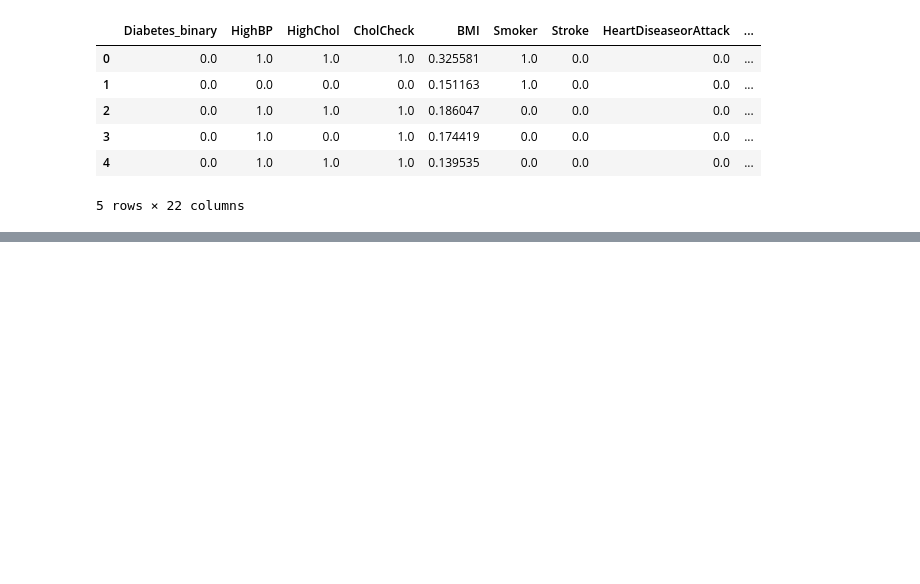
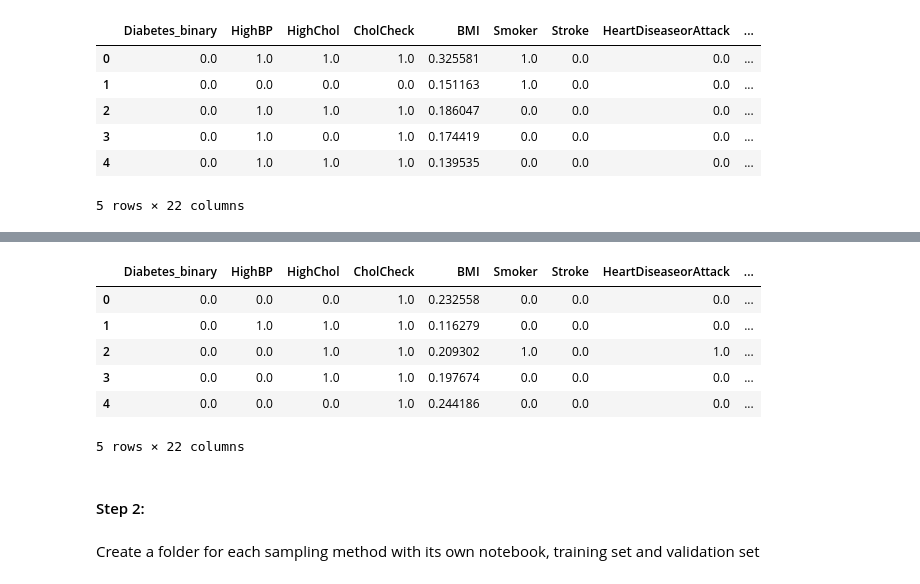
Before and after one commit to einavrobyncohen/ML-92, a Jupyter notebook: data_preprocessing.ipynb, the cells around one changed output, grey strips where cells are left out. Drawn from its saved outputs; the diff is of its cells as text; code cells hidden in the pictures; blank space fills up the shorter version.

Commit message:
training, validation, test splits

```diff
--- a/data_preprocessing.ipynb
+++ b/data_preprocessing.ipynb
@@ -184,0 +218,15 @@ diabetes_processed.head(5)
+# %%
+training = pd.read_csv('test.csv')
+training.head(5)
+# %% [output]
+|  | Diabetes_binary | HighBP | HighChol | CholCheck | BMI | Smoker | Stroke | HeartDiseaseorAttack | ... |
+| 0 | 0.0 | 0.0 | 0.0 | 1.0 | 0.232558 | 0.0 | 0.0 | 0.0 | ... |
+| 1 | 0.0 | 1.0 | 1.0 | 1.0 | 0.116279 | 0.0 | 0.0 | 0.0 | ... |
+| 2 | 0.0 | 0.0 | 1.0 | 1.0 | 0.209302 | 1.0 | 0.0 | 1.0 | ... |
+| 3 | 0.0 | 0.0 | 1.0 | 1.0 | 0.197674 | 0.0 | 0.0 | 0.0 | ... |
+| 4 | 0.0 | 0.0 | 0.0 | 1.0 | 0.244186 | 0.0 | 0.0 | 0.0 | ... |
+5 rows × 22 columns
+# %% [markdown]
+<h4>Step 2: </h4>
+# %% [markdown]
+<p>Create a folder for each sampling method with its own notebook, training set and validation set </p>
```
Also changed, not shown: parts of 11 cells of this notebook, 21 other files.
